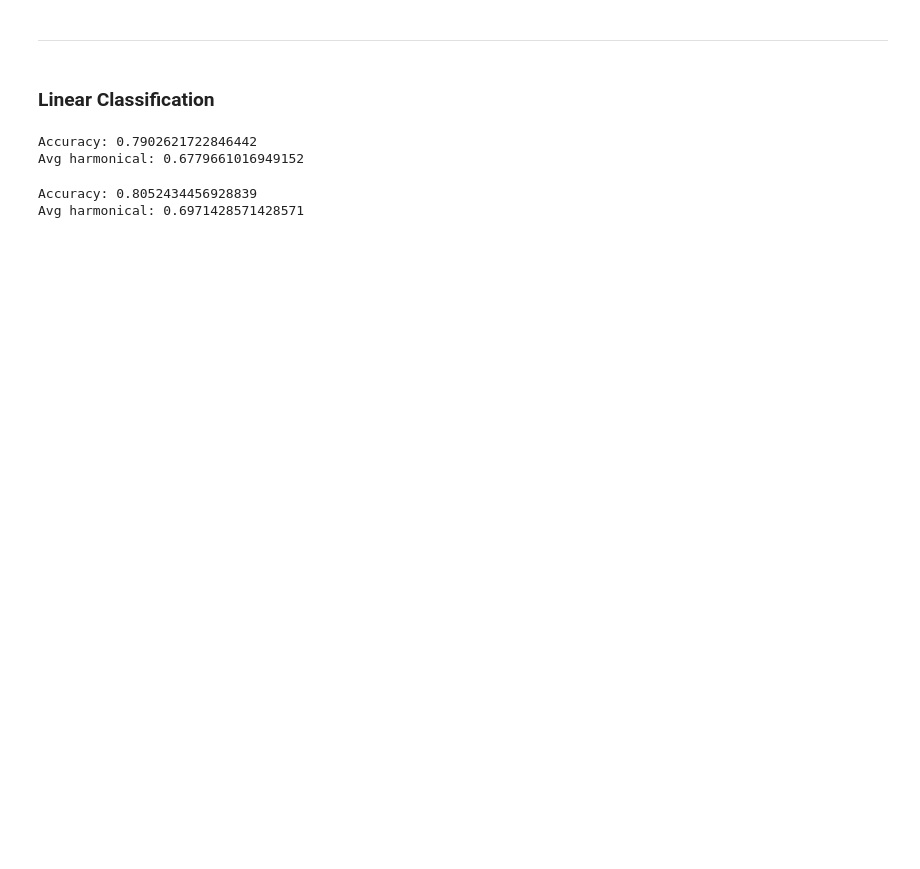
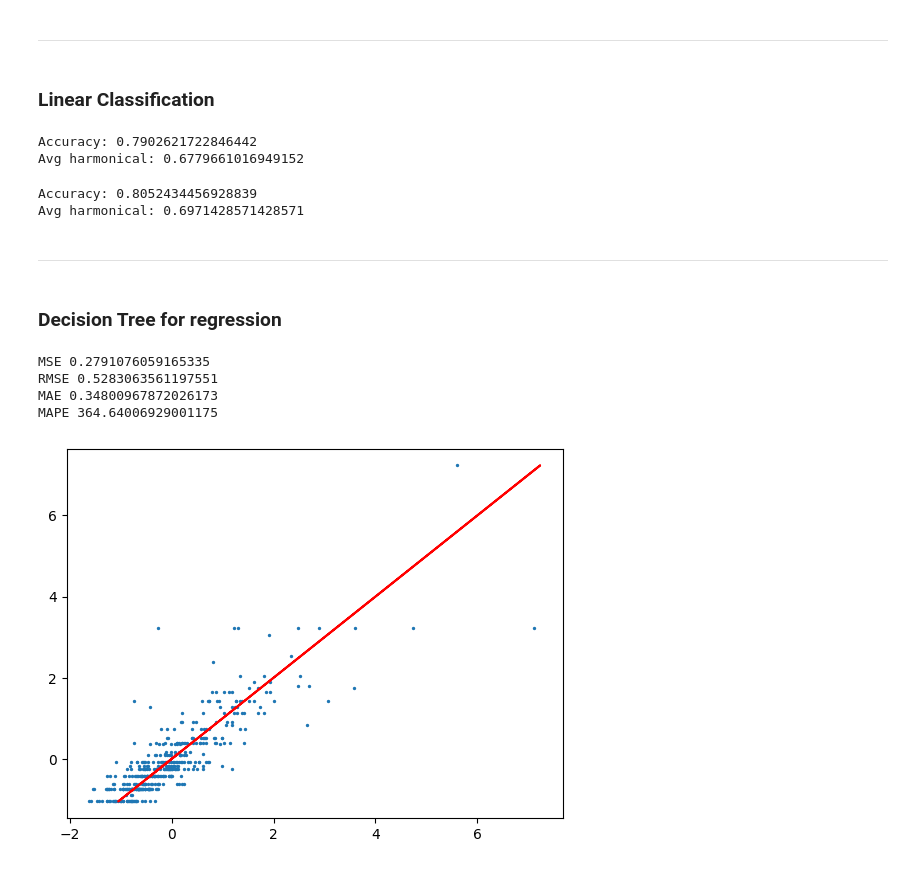
Before and after one commit to Romill-001/Neural-Networks-Practice, a Jupyter notebook: classification/main.ipynb, the cells around one changed output. Cells and saved outputs as stored; diff of their text form; code cells hidden in the pictures; blank space fills up the shorter version.

Commit message:
done dt and rf for regression

```diff
--- a/classification/main.ipynb
+++ b/classification/main.ipynb
@@ -205,3 +205,51 @@ print("Avg harmonical: {}".format(avg_harmonical(np.array(y_test), y_pred)))
 # %% [output]
 Accuracy: 0.8052434456928839
 Avg harmonical: 0.6971428571428571
+# %% [markdown]
+---
+# %% [markdown]
+### Decision Tree for regression
+# %%
+import matplotlib.pyplot as plt
+from decision_tree import *
+from utils import *
+
+train_df = pd.read_csv("./train_reg.csv")
+
+y = z_score_normalizer(np.array(train_df["SalePrice"]))
+X = train_df.drop(["Id", "SalePrice"], axis=1)
+X = X.select_dtypes(include=['float64', 'int64']).fillna(0)
+X = z_score_normalizer(X)
+
+X = np.array(X)
+y = np.array(y)
+
+X_train, y_train, X_test, y_test = X[:int(len(X) * (7 / 10))],  \
+                                    y[:int(len(X) * (7 / 10))], \
+                                    X[int(len(X) * (7 / 10)):], \
+                                    y[int(len(X) * (7 / 10)):]
+
+cf = {
+    "max_depth" : 5,
+    "min_split" : 2
+}
+
+dt = DecisionTree(cf, mode='regression')
+dt.fit(np.array(X_train), np.array(y_train))
+
+y_p = dt.predict(X_test)
+
+print(f"MSE {mse_metric(y_test, y_p)}")
+print(f"RMSE {rmse_metric(y_test, y_p)}")
+print(f"MAE {mae_metric(y_test, y_p)}")
+print(f"MAPE {mape_metric(y_test, y_p)}")
+
+plt.scatter(y_test, y_p, 2)
+plt.plot(y_p, y_p, "r")
+plt.show()
+# %% [output]
+MSE 0.2791076059165335
+RMSE 0.5283063561197551
+MAE 0.34800967872026173
+MAPE 364.64006929001175
+[figure, added]
```
Also changed, not shown: parts of 4 cells of this notebook, 5 other files.
